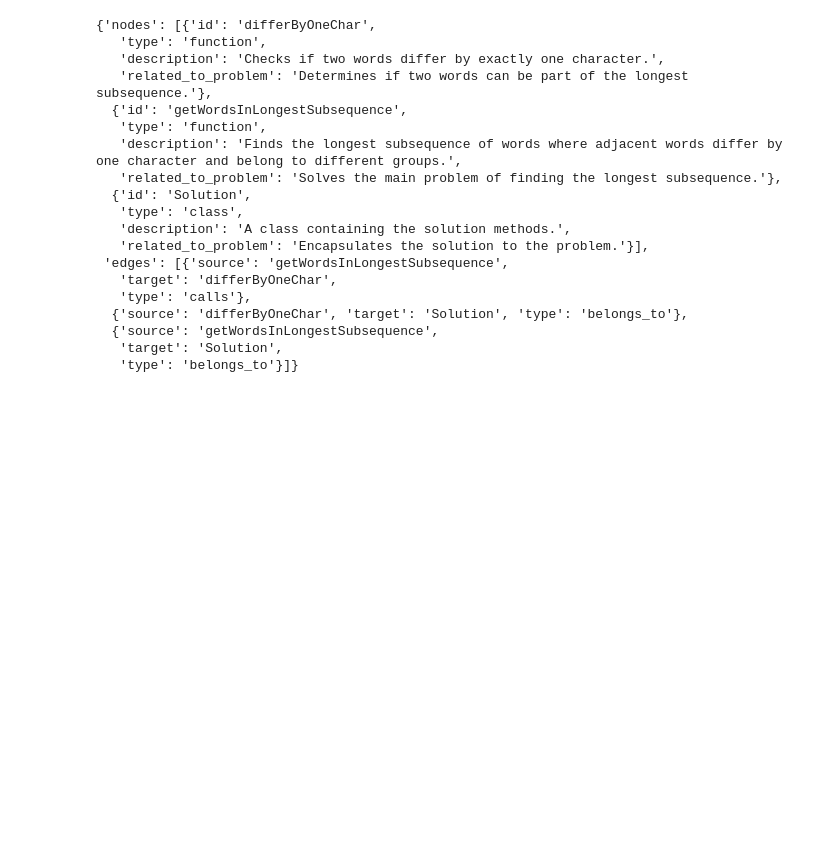
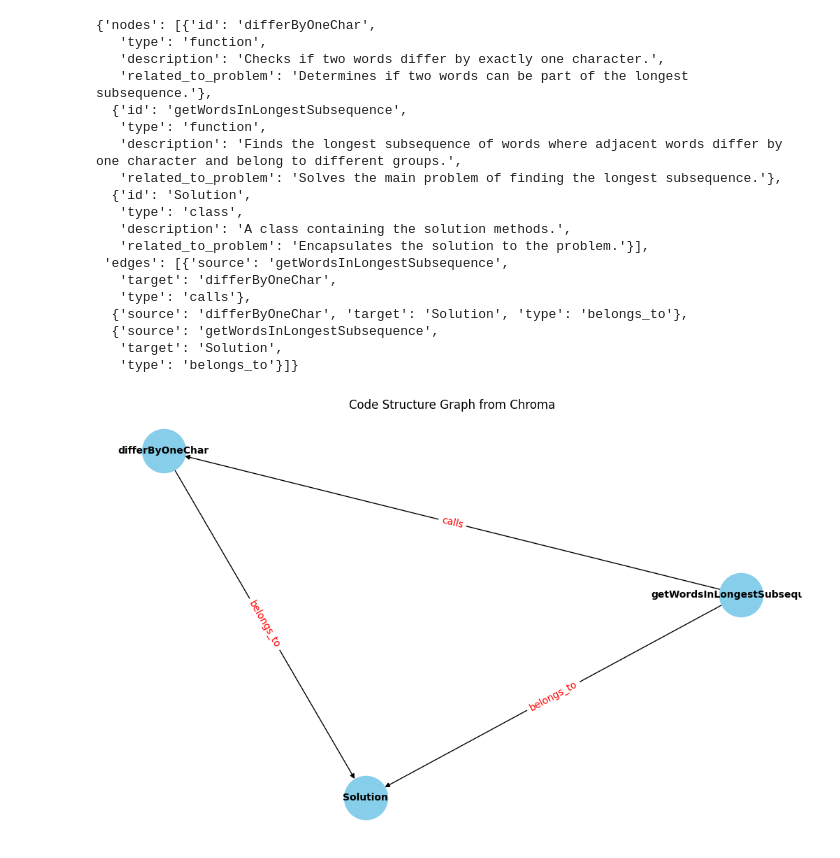
Before and after one commit to TreavVasu/GDGBook, a Jupyter notebook: ComicGen NotebookLLM.ipynb, the cells around one changed output. Saved outputs shown, nothing was run; the diff lists cells and outputs as text; code cells hidden in the pictures; blank space fills up the shorter version.

```diff
--- a/ComicGen NotebookLLM.ipynb
+++ b/ComicGen NotebookLLM.ipynb
@@ -219,0 +275,38 @@ data
+# %%
+import networkx as nx
+import matplotlib.pyplot as plt
+import json
+
+# 1. Fetch all documents and metadata from Chroma
+results = collection.get(include=["metadatas"])
+
+# 2. Create a directed graph
+G = nx.DiGraph()
+
+# 3. Add nodes and edges
+for metadata in results["metadatas"]:
+    node_id = metadata["id"]
+    G.add_node(node_id, type=metadata["type"], label=metadata.get("related_to_problem", ""))
+
+    # Add edges from JSON-encoded string
+    try:
+        connections = json.loads(metadata["connections"])
+        for edge in connections:
+            source = edge.get("source")
+            target = edge.get("target")
+            edge_type = edge.get("type", "")
+            if source and target:
+                G.add_edge(source, target, label=edge_type)
+    except Exception as e:
+        print(f"Failed to load edges for node {node_id}: {e}")
+
+# 4. Draw the graph
+plt.figure(figsize=(10, 6))
+pos = nx.spring_layout(G, k=0.8, seed=42)  # Layout
+nx.draw(G, pos, with_labels=True, node_color='skyblue', node_size=2000, font_size=10, font_weight='bold', arrows=True)
+edge_labels = nx.get_edge_attributes(G, 'label')
+nx.draw_networkx_edge_labels(G, pos, edge_labels=edge_labels, font_color='red')
+plt.title("Code Structure Graph from Chroma")
+plt.show()
+# %% [output]
+[figure, added]
```
Also changed, not shown: parts of 2 cells of this notebook.
